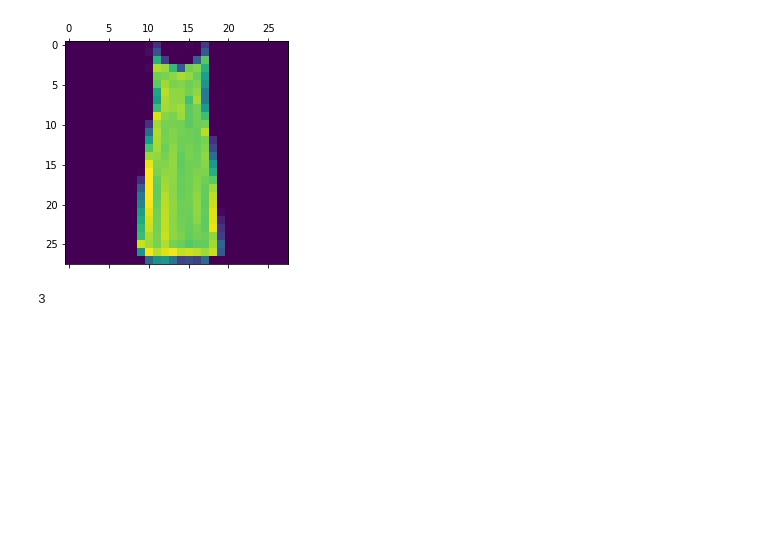
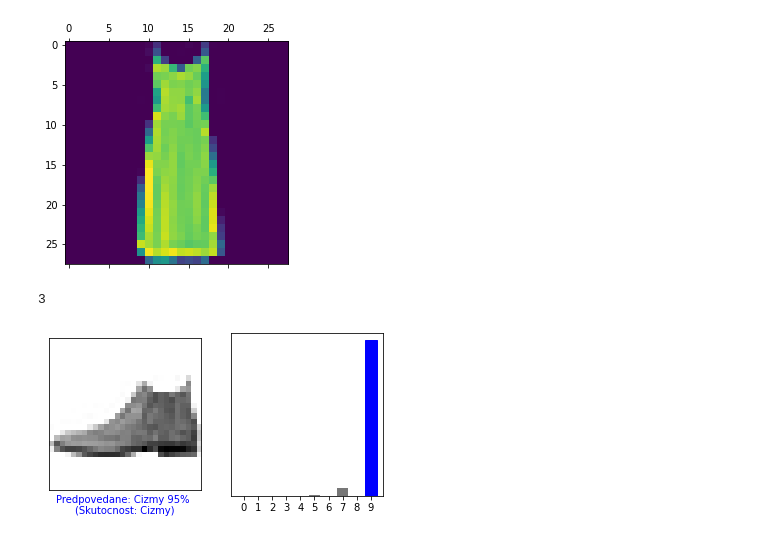
Before and after one commit to martingajdos/Gajdos_NS2021, a Jupyter notebook: project_source_code.ipynb, the cells around one changed output. Drawn from its saved outputs; the diff is of its cells as text; code cells hidden in the pictures; blank space fills up the shorter version.

Commit message:
Lepsia vizualna reprezentacia predikcie
- definovanie typov oblecenia
- vykreslenie obrazku
- porovnanie predikcie a skutocnosti
- vykreslenie grafu s pravdepodobnostou zhody

```diff
--- a/project_source_code.ipynb
+++ b/project_source_code.ipynb
@@ -318,3 +318,55 @@ plt.matshow(x_test[13])
 np.argmax(yp[13])
 # %% [output]
 3
+# %%
+# Aby bolo jasnejsie, ci dana siet rozoznala vybrany typ oblecenia,
+# zadefinovali sme si pole typy_oblecenia a dve metody, ktorych kombinaciou
+# zikame vlavo vybrany obrazok so skutocnym nazvom oblecenia a v zatvorke
+# predikovanym nazvom oblecenia. Graf vpravo nam ukaze, ktory index oblecenia
+# je najpravdepodobnejsi (to, co som spominal vyssie: 0 - tielko, 1 - nohavice, ..)
+
+class_names = ['Tielko', 'Nohavice', 'Pulover', 'Saty', 'Kabat',
+               'Sandale', 'Tricko', 'Sneaker', 'Taska', 'Cizmy']
+
+def vykresli_obrazok(i, predictions_array, true_label, img):
+    true_label, img = true_label[i], img[i]
+    plt.grid(False)
+    plt.xticks([])
+    plt.yticks([])
+
+    plt.imshow(img, cmap = plt.cm.binary)
+
+    predicted_label = np.argmax(predictions_array)
+    if predicted_label == true_label:
+        color = 'blue'
+    else:
+        color = 'red'
+
+    plt.xlabel("Predpovedane: {} {:2.0f}% \n(Skutocnost: {})".format(class_names[predicted_label],
+                                100*np.max(predictions_array),
+                                class_names[true_label]),
+                                color=color)
+
+def vykresli_pravdepodobnostny_graf(i, predictions_array, true_label):
+    true_label = true_label[i]
+    plt.grid(False)
+    plt.xticks(range(10))
+    plt.yticks([])
+    thisplot = plt.bar(range(10), predictions_array, color="#777777")
+    plt.ylim([0, 1])
+    predicted_label = np.argmax(predictions_array)
+
+    thisplot[predicted_label].set_color('red')
+    thisplot[true_label].set_color('blue')
+
+# index i znazornuje polohu daneho obrazku v poli yp, ktore bolo vytvorene
+# pomocou model.predict na testovacej mnozine dat
+i = 0
+plt.figure(figsize=(6,3))
+plt.subplot(1,2,1)
+vykresli_obrazok(i, yp[i], y_test, x_test)
+plt.subplot(1,2,2)
+vykresli_pravdepodobnostny_graf(i, yp[i], y_test)
+plt.show()
+# %% [output]
+[figure, added]
```
Also changed, not shown: parts of 3 cells of this notebook.
